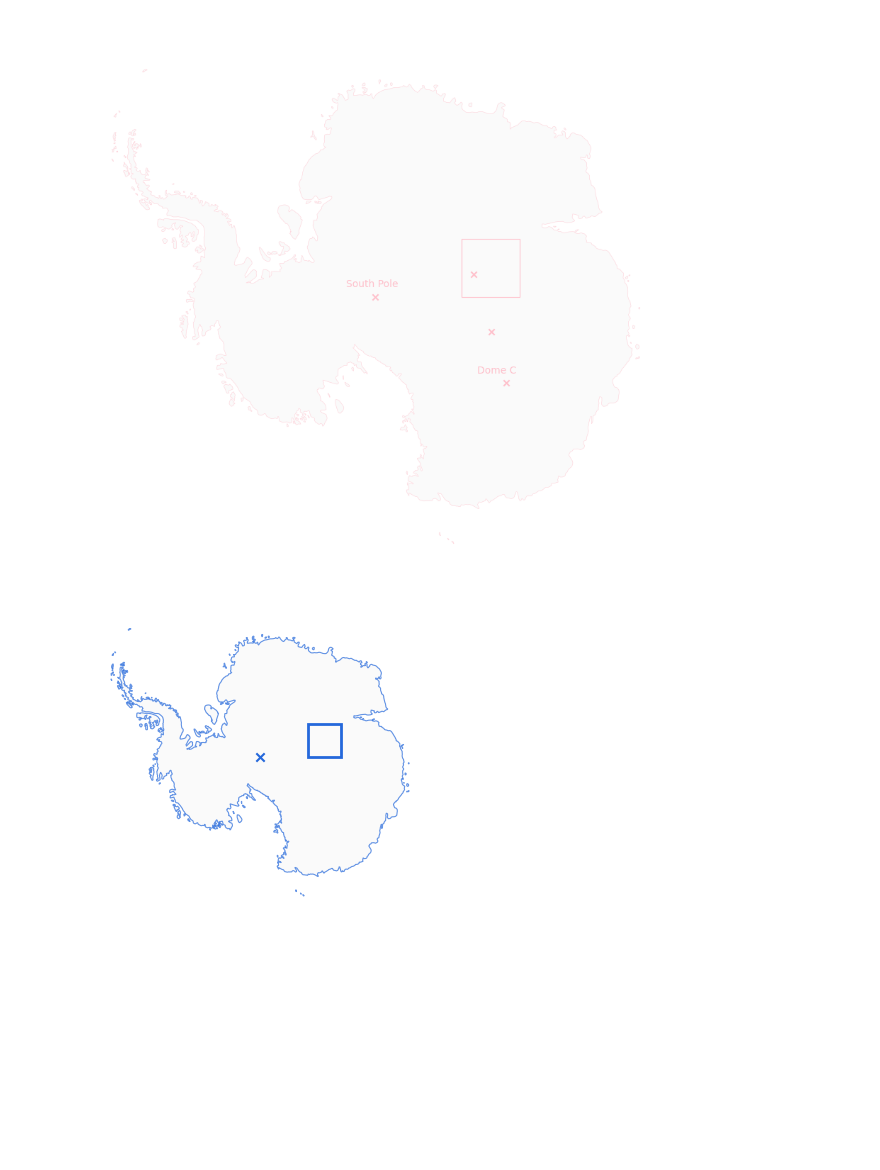
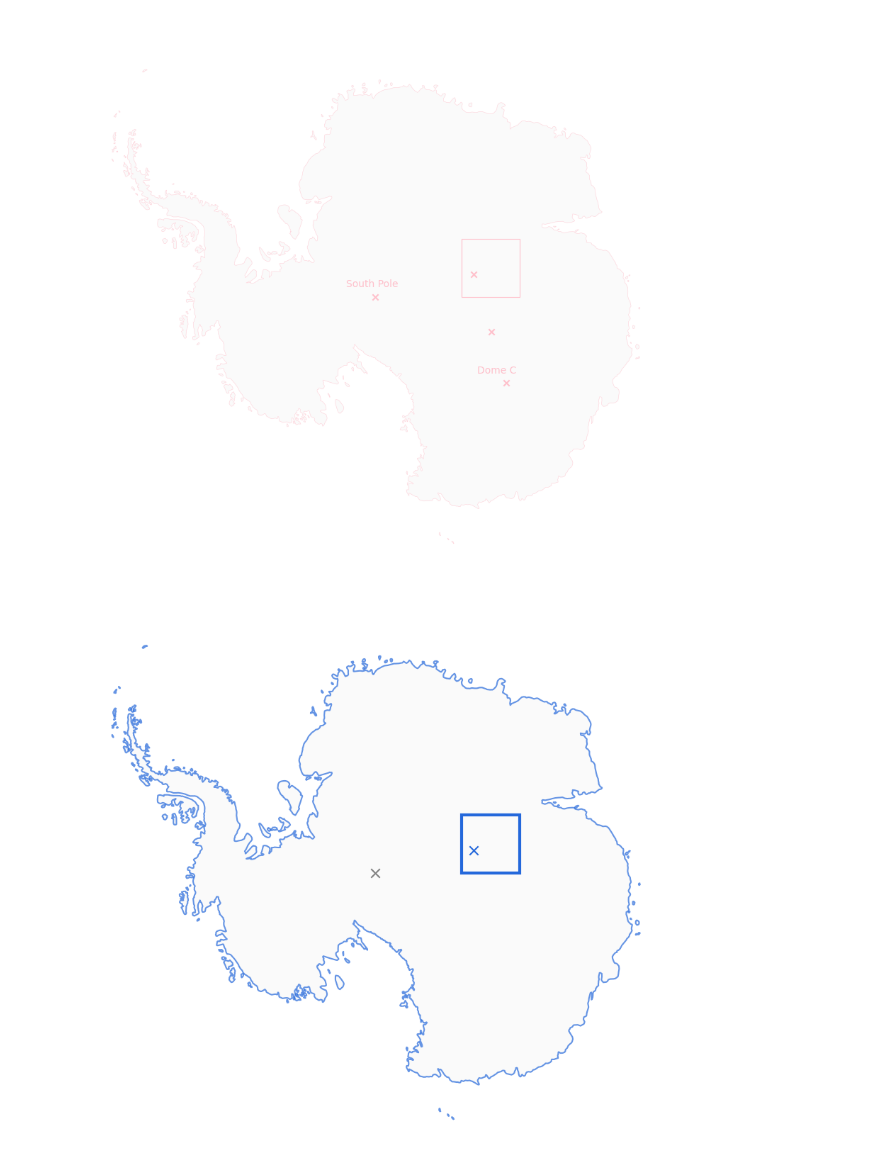
Before and after one commit to kimbente/super-resolution, a Jupyter notebook: domain_visualisation.ipynb, the cells around one changed output. Cells and saved outputs as stored; diff of their text form; code cells hidden in the pictures; blank space fills up the shorter version.

Commit message:
New plots

```diff
--- a/domain_visualisation.ipynb
+++ b/domain_visualisation.ipynb
@@ -263,7 +263,7 @@ hfont = {'fontname':'Helvetica'}
 special_color = '#2468DB'
 
 # Initialise plot
-fig = plt.figure(figsize = [4, 4])
+fig = plt.figure(figsize = [10, 10])
 ax = plt.axes(projection = ccrs.SouthPolarStereo())
 
 # restrict to over 65 lat
@@ -276,41 +276,41 @@ ax.axis('off')
 ax.add_feature(cfeature.LAND, facecolor = ("#FAFAFA"), alpha = 1.0)
 
 # thin coastline lines
-ax.add_feature(cfeature.COASTLINE, edgecolor = special_color, linestyle = '-', linewidth = 0.8, alpha = 0.7)
+ax.add_feature(cfeature.COASTLINE, edgecolor = special_color, linestyle = '-', linewidth = 1.5, alpha = 0.7)
 
 # Transantarctic Mountains patch
 ax.add_patch(mpatches.Rectangle(xy = [ea_x_min, ea_y_min], width = (ea_x_max - ea_x_min), height = (ea_y_max - ea_y_min),
-                                facecolor = 'none', edgecolor = special_color, linewidth = 2.0,
+                                facecolor = 'none', edgecolor = special_color, linewidth = 3.0,
                                 transform = ccrs.SouthPolarStereo()))
 # Add Dome C marker
 # ax.scatter(1359993, - 894443,
 #         color = special_color, marker = "x",
 #         transform = ccrs.SouthPolarStereo())
 
 # Add South Pole marker
 ax.scatter(0, 0,
-         color = special_color, marker = "x",
+         color = "grey", marker = "x", s = 80,
          transform = ccrs.SouthPolarStereo())
 
 # Add Dome A marker
-# ax.scatter(1023593.357129, 229738.290579,
-#         color = special_color, marker = ".",
-#         transform = ccrs.SouthPolarStereo())
+ax.scatter(1023593.357129, 229738.290579,
+        color = special_color, marker = "x", s = 80,
+                          transform = ccrs.SouthPolarStereo())
 
 # Add Vostok
 # ax.scatter(1203543.018379, -364226.807774,
 #         color = special_color, marker = "x",
 #         transform = ccrs.SouthPolarStereo())
 
 # Add Dome C label
 # plt.annotate("Dome C", (1359993 - 300000, - 894443 + 100000), **hfont, color = special_color,
 #              transform = ccrs.SouthPolarStereo())
 
 # Add South Pole label
 # plt.annotate("South Pole", (0 - 300000, 0 + 100000), **hfont, color = special_color,
 #             transform = ccrs.SouthPolarStereo())
 
 
 plt.show()
 # %% [output]
-[figure, old version]
+[figure, new version]
```
Also changed, not shown: 3 other files.
